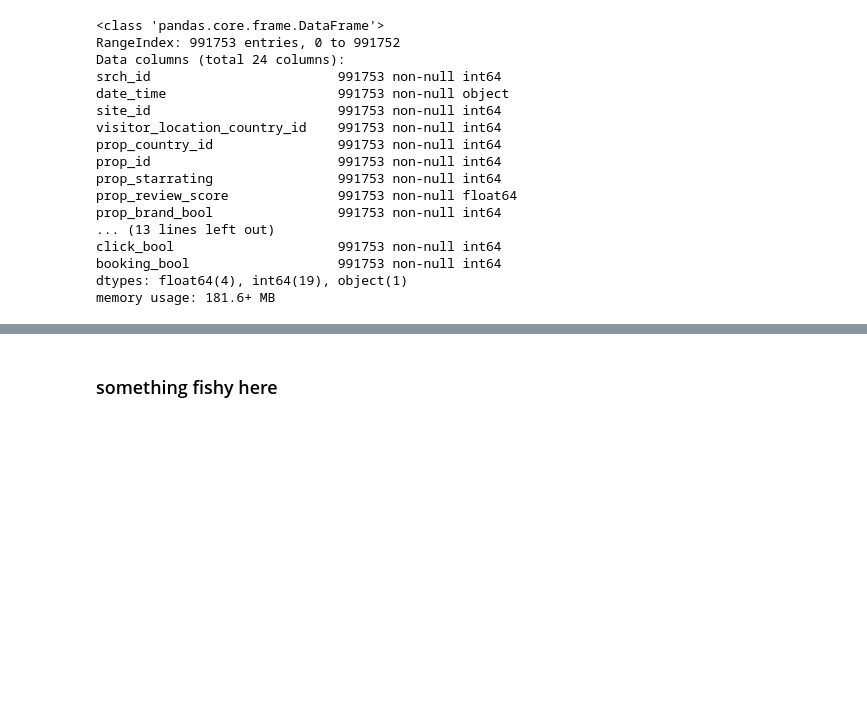
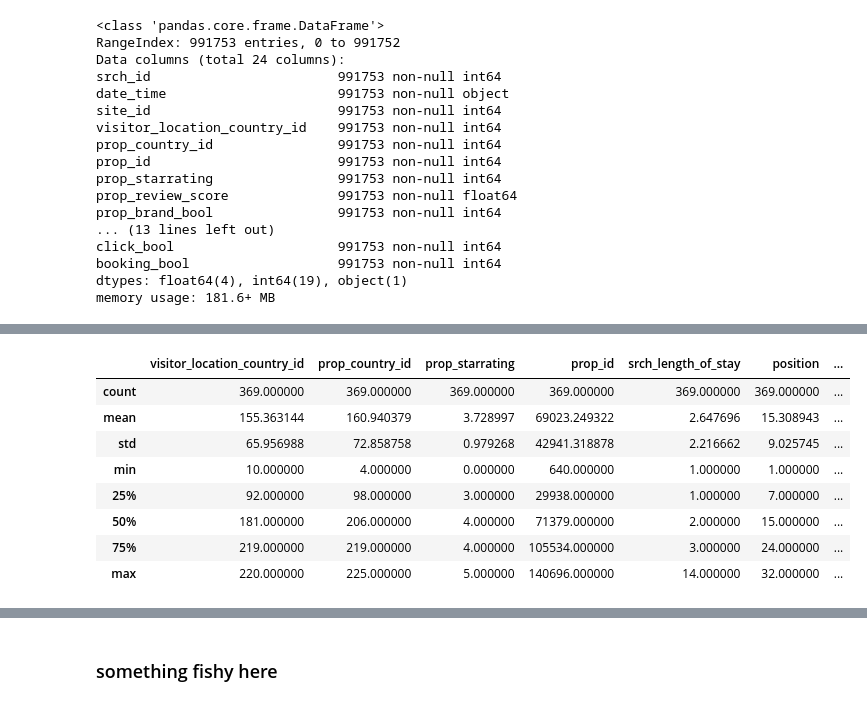
Before and after one commit to silencedsre/Click-Through-Rate, a Jupyter notebook: notebooks/Analysis From Sampled.ipynb, the cells around one changed output, grey strips where cells are left out. Cells and saved outputs as stored; diff of their text form; code cells hidden in the pictures; blank space fills up the shorter version.

```diff
--- a/notebooks/Analysis From Sampled.ipynb
+++ b/notebooks/Analysis From Sampled.ipynb
@@ -244,0 +264,12 @@ df['price_usd'].max(), df['price_usd'].min(), df['price_usd'].mean(), df['price_
+# %%
+price.describe()
+# %% [output]
+|  | visitor_location_country_id | prop_country_id | prop_starrating | prop_id | srch_length_of_stay | position | ... |
+| count | 369.000000 | 369.000000 | 369.000000 | 369.000000 | 369.000000 | 369.000000 | ... |
+| mean | 155.363144 | 160.940379 | 3.728997 | 69023.249322 | 2.647696 | 15.308943 | ... |
+| std | 65.956988 | 72.858758 | 0.979268 | 42941.318878 | 2.216662 | 9.025745 | ... |
+| min | 10.000000 | 4.000000 | 0.000000 | 640.000000 | 1.000000 | 1.000000 | ... |
+| 25% | 92.000000 | 98.000000 | 3.000000 | 29938.000000 | 1.000000 | 7.000000 | ... |
+| 50% | 181.000000 | 206.000000 | 4.000000 | 71379.000000 | 2.000000 | 15.000000 | ... |
+| 75% | 219.000000 | 219.000000 | 4.000000 | 105534.000000 | 3.000000 | 24.000000 | ... |
+| max | 220.000000 | 225.000000 | 5.000000 | 140696.000000 | 14.000000 | 32.000000 | ... |
```
Also changed, not shown: parts of 26 cells of this notebook.
